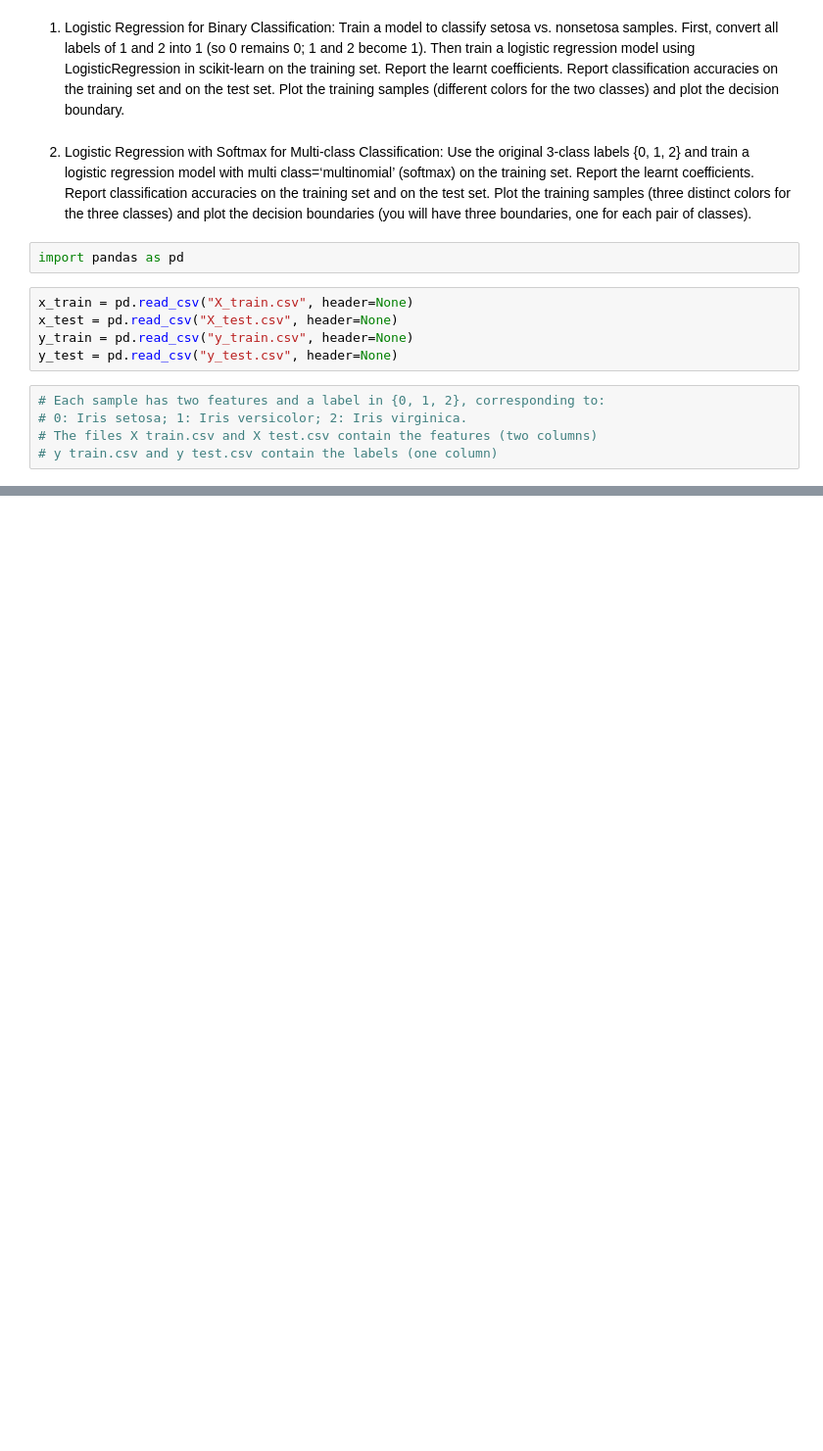
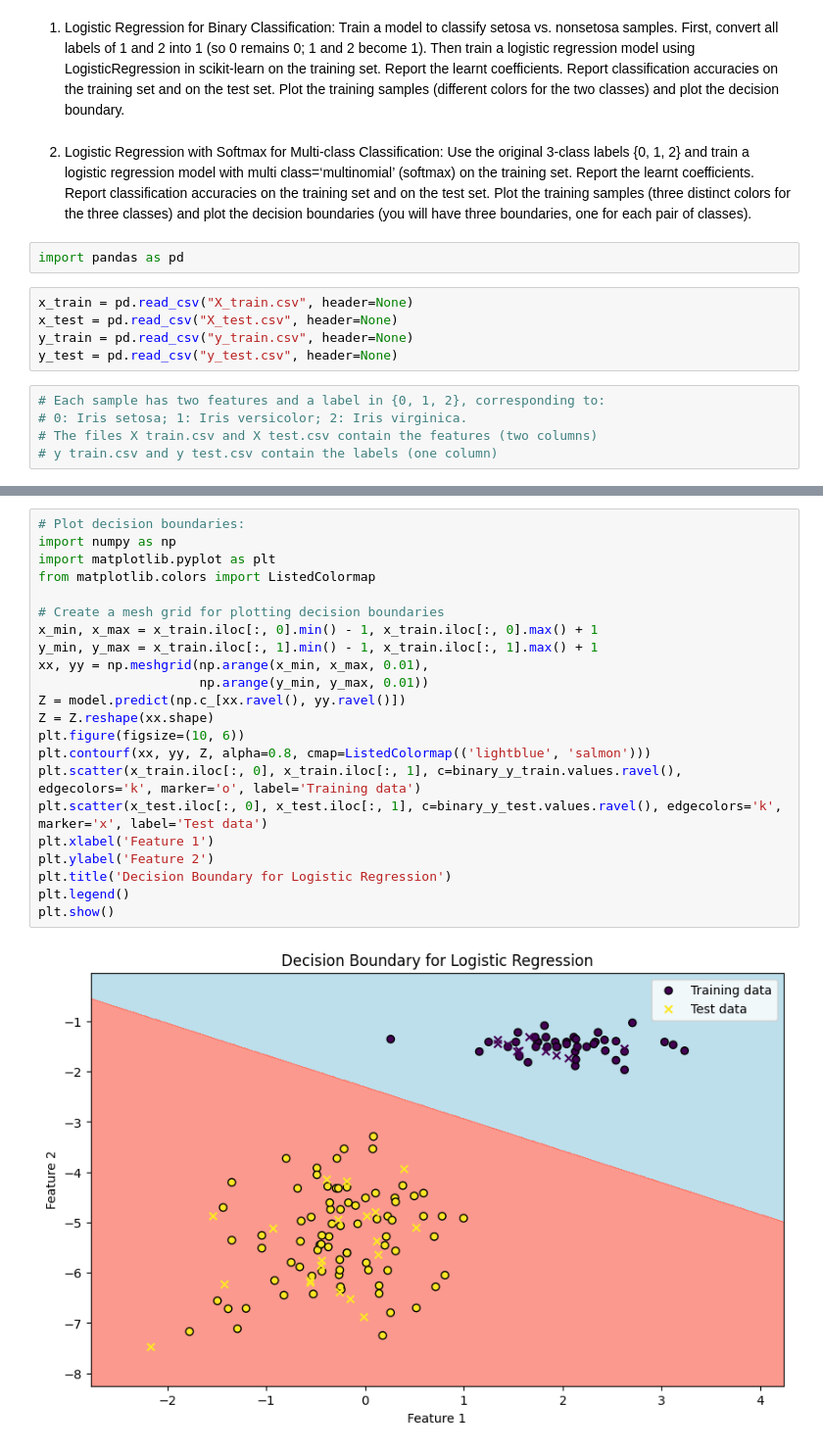
Before and after one commit to kilpy/Machine-Learning-6220, a Jupyter notebook: HW2/hw2-Garey.ipynb, the cells around one changed output, grey strips where cells are left out. Shown at 98% size. Saved outputs shown, nothing was run; the diff lists cells and outputs as text; blank space fills up the shorter version.

```diff
--- a/HW2/hw2-Garey.ipynb
+++ b/HW2/hw2-Garey.ipynb
@@ -63,0 +126,24 @@ Accuracy: 1.00
+# %%
+# Plot decision boundaries:
+import numpy as np
+import matplotlib.pyplot as plt
+from matplotlib.colors import ListedColormap
+
+# Create a mesh grid for plotting decision boundaries
+x_min, x_max = x_train.iloc[:, 0].min() - 1, x_train.iloc[:, 0].max() + 1
+y_min, y_max = x_train.iloc[:, 1].min() - 1, x_train.iloc[:, 1].max() + 1
+xx, yy = np.meshgrid(np.arange(x_min, x_max, 0.01),
+                     np.arange(y_min, y_max, 0.01))
+Z = model.predict(np.c_[xx.ravel(), yy.ravel()])
+Z = Z.reshape(xx.shape)
+plt.figure(figsize=(10, 6))
+plt.contourf(xx, yy, Z, alpha=0.8, cmap=ListedColormap(('lightblue', 'salmon')))
+plt.scatter(x_train.iloc[:, 0], x_train.iloc[:, 1], c=binary_y_train.values.ravel(), edgecolors='k', marker='o', label='Training data')
+plt.scatter(x_test.iloc[:, 0], x_test.iloc[:, 1], c=binary_y_test.values.ravel(), edgecolors='k', marker='x', label='Test data')
+plt.xlabel('Feature 1')
+plt.ylabel('Feature 2')
+plt.title('Decision Boundary for Logistic Regression')
+plt.legend()
+plt.show()
+# %% [output]
+[figure, added]
```
Also changed, not shown: parts of 8 cells of this notebook.
